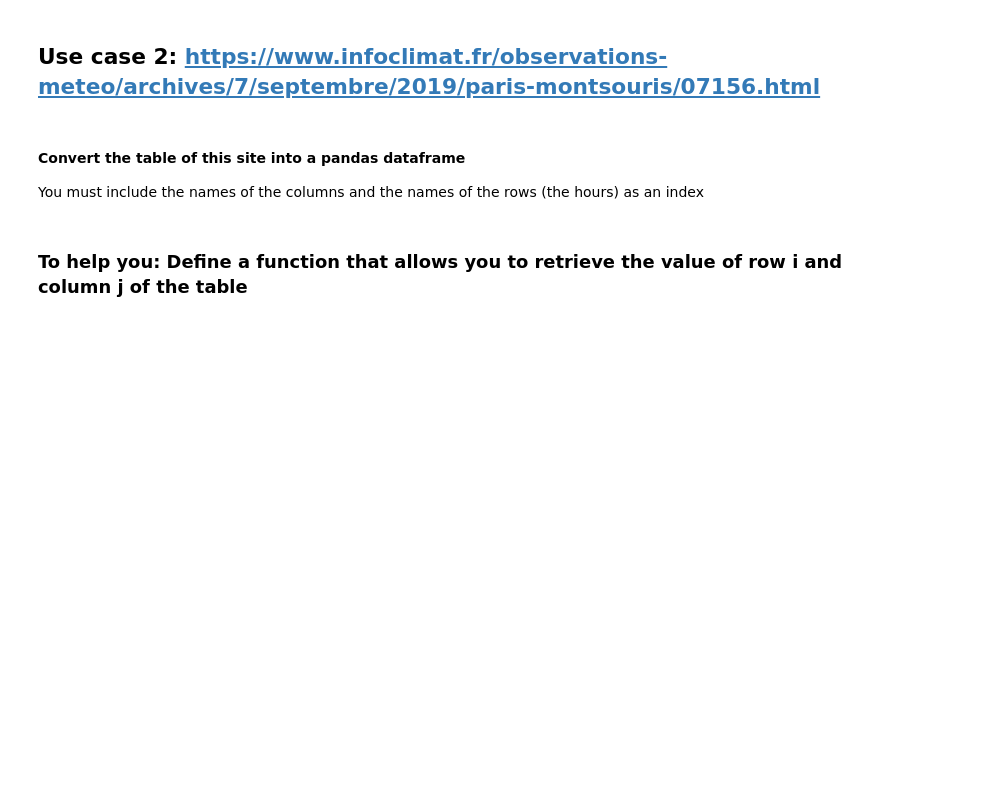
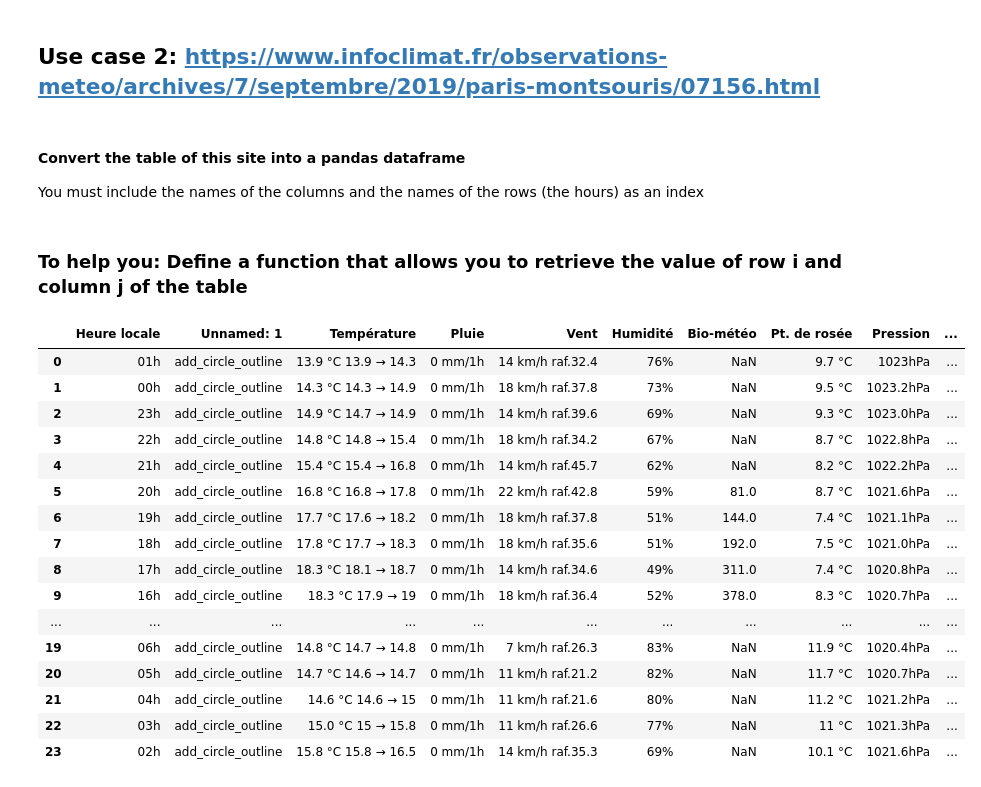
Before and after one commit to Poliaboy/PythonForDataAnalysis, a Jupyter notebook: PW6_Alex_Szpakiewicz.ipynb, the cells around one changed output. Drawn from its saved outputs; the diff is of its cells as text; code cells hidden in the pictures; blank space fills up the shorter version.

```diff
--- a/PW6_Alex_Szpakiewicz.ipynb
+++ b/PW6_Alex_Szpakiewicz.ipynb
@@ -265,3 +291,25 @@ soup  = BeautifulSoup(html)
 You must include the names of the columns and the names of the rows (the hours) as an index
 # %% [markdown]
 ### To help you: Define a function that allows you to retrieve the value of row i and column j of the table
+# %%
+table_html = str(soup.select('table'))
+df = pd.read_html(StringIO(table_html))[1]
+df.head(36)
+# %% [output]
+|  | Heure locale | Unnamed: 1 | Température | Pluie | Vent | Humidité | Bio-météo | Pt. de rosée | Pression | ... |
+| 0 | 01h | add_circle_outline | 13.9 °C 13.9 → 14.3 | 0 mm/1h | 14 km/h raf.32.4 | 76% | NaN | 9.7 °C | 1023hPa | ... |
+| 1 | 00h | add_circle_outline | 14.3 °C 14.3 → 14.9 | 0 mm/1h | 18 km/h raf.37.8 | 73% | NaN | 9.5 °C | 1023.2hPa | ... |
+| 2 | 23h | add_circle_outline | 14.9 °C 14.7 → 14.9 | 0 mm/1h | 14 km/h raf.39.6 | 69% | NaN | 9.3 °C | 1023.0hPa | ... |
+| 3 | 22h | add_circle_outline | 14.8 °C 14.8 → 15.4 | 0 mm/1h | 18 km/h raf.34.2 | 67% | NaN | 8.7 °C | 1022.8hPa | ... |
+| 4 | 21h | add_circle_outline | 15.4 °C 15.4 → 16.8 | 0 mm/1h | 14 km/h raf.45.7 | 62% | NaN | 8.2 °C | 1022.2hPa | ... |
+| 5 | 20h | add_circle_outline | 16.8 °C 16.8 → 17.8 | 0 mm/1h | 22 km/h raf.42.8 | 59% | 81.0 | 8.7 °C | 1021.6hPa | ... |
+| 6 | 19h | add_circle_outline | 17.7 °C 17.6 → 18.2 | 0 mm/1h | 18 km/h raf.37.8 | 51% | 144.0 | 7.4 °C | 1021.1hPa | ... |
+| 7 | 18h | add_circle_outline | 17.8 °C 17.7 → 18.3 | 0 mm/1h | 18 km/h raf.35.6 | 51% | 192.0 | 7.5 °C | 1021.0hPa | ... |
+| 8 | 17h | add_circle_outline | 18.3 °C 18.1 → 18.7 | 0 mm/1h | 14 km/h raf.34.6 | 49% | 311.0 | 7.4 °C | 1020.8hPa | ... |
+| 9 | 16h | add_circle_outline | 18.3 °C 17.9 → 19 | 0 mm/1h | 18 km/h raf.36.4 | 52% | 378.0 | 8.3 °C | 1020.7hPa | ... |
+| ... | ... | ... | ... | ... | ... | ... | ... | ... | ... | ... |
+| 19 | 06h | add_circle_outline | 14.8 °C 14.7 → 14.8 | 0 mm/1h | 7 km/h raf.26.3 | 83% | NaN | 11.9 °C | 1020.4hPa | ... |
+| 20 | 05h | add_circle_outline | 14.7 °C 14.6 → 14.7 | 0 mm/1h | 11 km/h raf.21.2 | 82% | NaN | 11.7 °C | 1020.7hPa | ... |
+| 21 | 04h | add_circle_outline | 14.6 °C 14.6 → 15 | 0 mm/1h | 11 km/h raf.21.6 | 80% | NaN | 11.2 °C | 1021.2hPa | ... |
+| 22 | 03h | add_circle_outline | 15.0 °C 15 → 15.8 | 0 mm/1h | 11 km/h raf.26.6 | 77% | NaN | 11 °C | 1021.3hPa | ... |
+| 23 | 02h | add_circle_outline | 15.8 °C 15.8 → 16.5 | 0 mm/1h | 14 km/h raf.35.3 | 69% | NaN | 10.1 °C | 1021.6hPa | ... |
```
Also changed, not shown: parts of 7 cells of this notebook, 1 other file.
